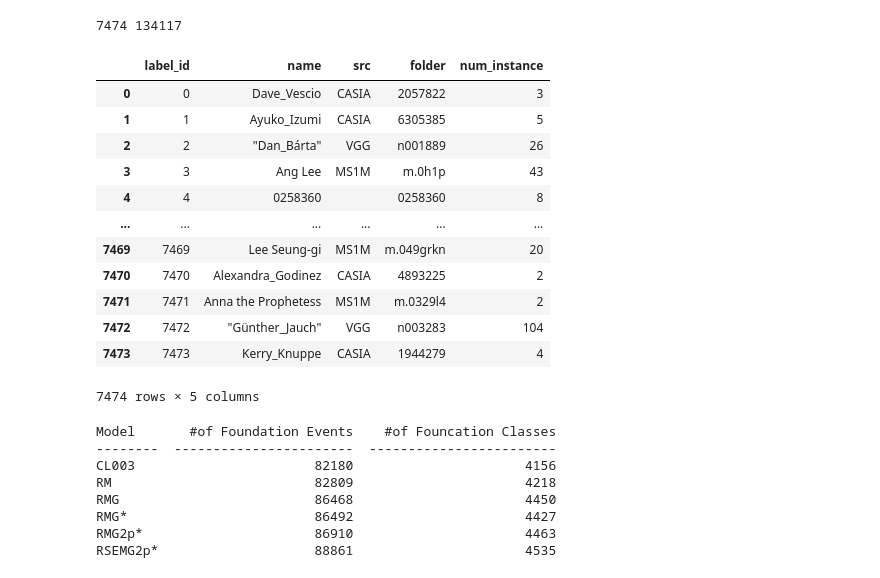
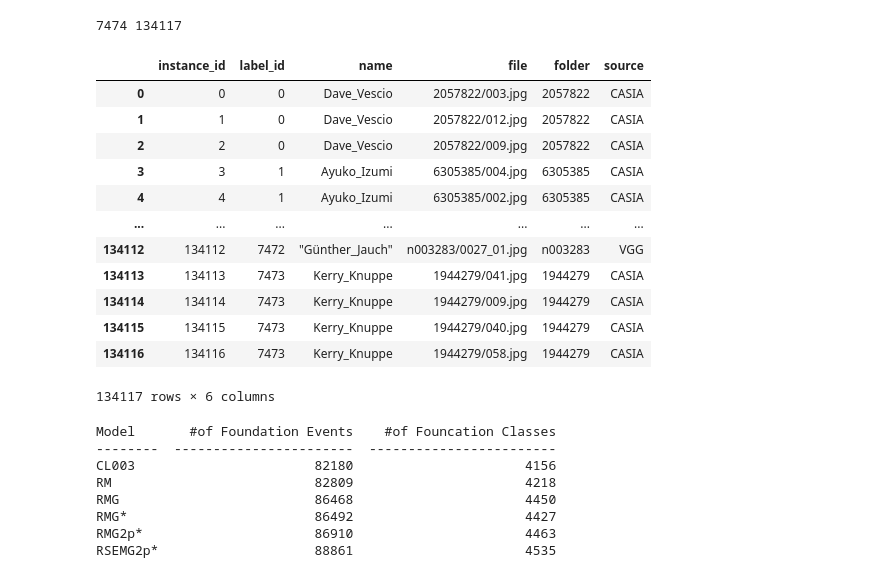
Before and after one commit to kvzhao/feature-analyzer, a Jupyter notebook: testbed/cross_model_analysis.ipynb, the cells around one changed output. Saved outputs shown, nothing was run; the diff lists cells and outputs as text; code cells hidden in the pictures.

Commit message:
Add dataset info

```diff
--- a/testbed/cross_model_analysis.ipynb
+++ b/testbed/cross_model_analysis.ipynb
@@ -116,6 +116,32 @@ def get_class_attribute(container):
         'folder': f,
     } for l, f, n in zip(lids, lns, attrs)}
     return attrmap
+# %%
+def get_dataset_info(container):
+    inst_ids = container.instance_ids
+    lids = container.get_label_by_instance_ids(inst_ids)
+    lns = container.get_label_name_by_instance_ids(inst_ids)
+    fns = container.get_filename_strings_by_instance_ids(inst_ids)
+    attrs = container.get_attribute_by_instance_ids(inst_ids)
+    srcs = []
+    names = []
+    files = []
+    folders = []
+    for fd, fn, n in zip(lns, fns, attrs):
+        folders.append(fd)
+        files.append(fn)
+        names.append(n['identity_name'])
+        srcs.append(n['source'])
+    dataset_df = pd.DataFrame({
+        'instance_id': inst_ids,
+        'label_id': lids,
+        'name': names,
+        'file': files,
+        'folder': folders,
+        'source': srcs,
+    })
+    dataset_df.set_index('instance_id')
+    return dataset_df
 # %%
 ec1_labelmap = get_labelmap(ec1)
 ec2_labelmap = get_labelmap(ec2)
@@ -147,19 +170,21 @@ dataset['num_instance'] = dataset.apply(lambda x: num_instance_for_label_id[int(
-# %%
-dataset
-# %% [output]
-|  | label_id | name | src | folder | num_instance |
-| 0 | 0 | Dave_Vescio | CASIA | 2057822 | 3 |
-| 1 | 1 | Ayuko_Izumi | CASIA | 6305385 | 5 |
-| 2 | 2 | "Dan_Bárta" | VGG | n001889 | 26 |
-| 3 | 3 | Ang Lee | MS1M | m.0h1p | 43 |
-| 4 | 4 | 0258360 |  | 0258360 | 8 |
-| ... | ... | ... | ... | ... | ... |
-| 7469 | 7469 | Lee Seung-gi | MS1M | m.049grkn | 20 |
-| 7470 | 7470 | Alexandra_Godinez | CASIA | 4893225 | 2 |
-| 7471 | 7471 | Anna the Prophetess | MS1M | m.0329l4 | 2 |
-| 7472 | 7472 | "Günther_Jauch" | VGG | n003283 | 104 |
-| 7473 | 7473 | Kerry_Knuppe | CASIA | 1944279 | 4 |
-7474 rows × 5 columns
+# %%
+dataset_info = get_dataset_info(ec1)
+# %%
+dataset_info
+# %% [output]
+|  | instance_id | label_id | name | file | folder | source |
+| 0 | 0 | 0 | Dave_Vescio | 2057822/003.jpg | 2057822 | CASIA |
+| 1 | 1 | 0 | Dave_Vescio | 2057822/012.jpg | 2057822 | CASIA |
+| 2 | 2 | 0 | Dave_Vescio | 2057822/009.jpg | 2057822 | CASIA |
+| 3 | 3 | 1 | Ayuko_Izumi | 6305385/004.jpg | 6305385 | CASIA |
+| 4 | 4 | 1 | Ayuko_Izumi | 6305385/002.jpg | 6305385 | CASIA |
+| ... | ... | ... | ... | ... | ... | ... |
+| 134112 | 134112 | 7472 | "Günther_Jauch" | n003283/0027_01.jpg | n003283 | VGG |
+| 134113 | 134113 | 7473 | Kerry_Knuppe | 1944279/041.jpg | 1944279 | CASIA |
+| 134114 | 134114 | 7473 | Kerry_Knuppe | 1944279/009.jpg | 1944279 | CASIA |
+| 134115 | 134115 | 7473 | Kerry_Knuppe | 1944279/040.jpg | 1944279 | CASIA |
+| 134116 | 134116 | 7473 | Kerry_Knuppe | 1944279/058.jpg | 1944279 | CASIA |
+134117 rows × 6 columns
 # %%
 def get_foundation(container, results, labelmap):
     events = results.events
```
Also changed, not shown: parts of 3 cells of this notebook.
